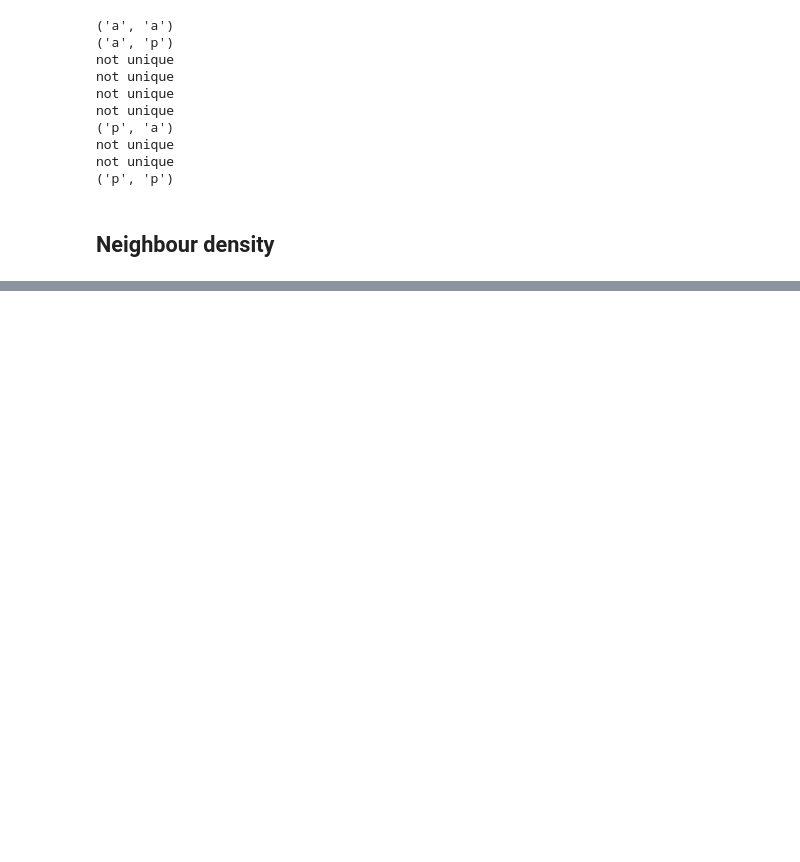
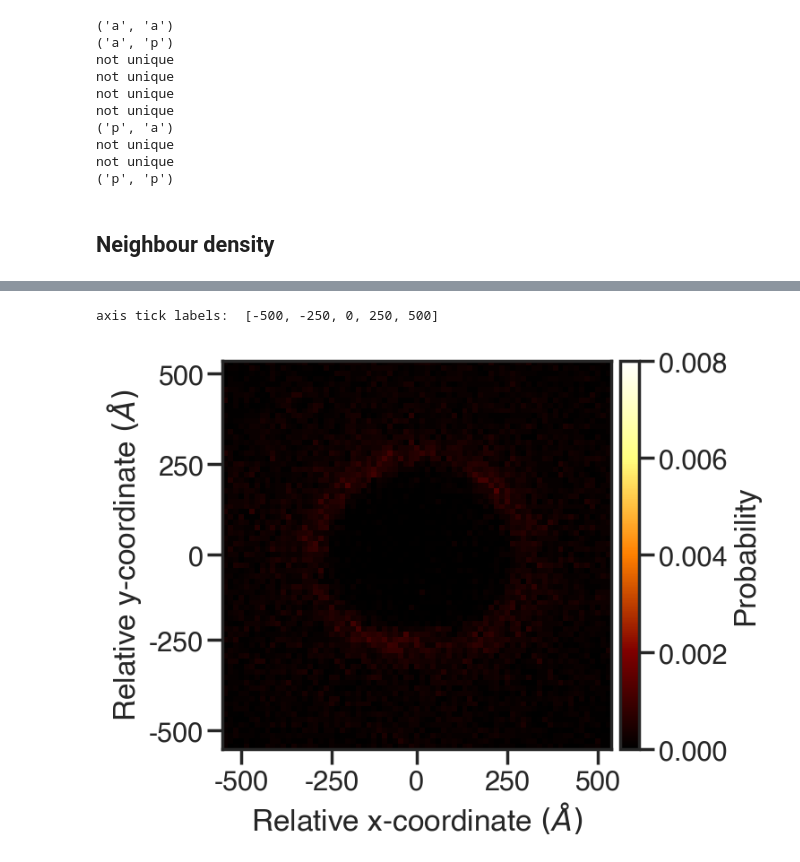
Before and after one commit to McHaillet/polysome-stats, a Jupyter notebook: polysomes/example.ipynb, the cells around one changed output, grey strips where cells are left out. Cells and saved outputs as stored; diff of their text form; code cells hidden in the pictures; blank space fills up the shorter version.

```diff
--- a/polysomes/example.ipynb
+++ b/polysomes/example.ipynb
@@ -151,0 +203,7 @@ AttributeError: 'DataFrame' object has no attribute 'x'
+# %%
+%matplotlib inline
+fig, ax, hist, edges = density_plot(relative_coords_inact, (-550, 550), 15, (6, 6), probability=True,
+                                    tick_labels=[-500, -250, 0, 250, 500], vrange=(0, 0.008))
+# %% [output]
+axis tick labels:  [-500, -250, 0, 250, 500]
+[figure, added]
```
Also changed, not shown: parts of 21 cells of this notebook, 16 other files.
